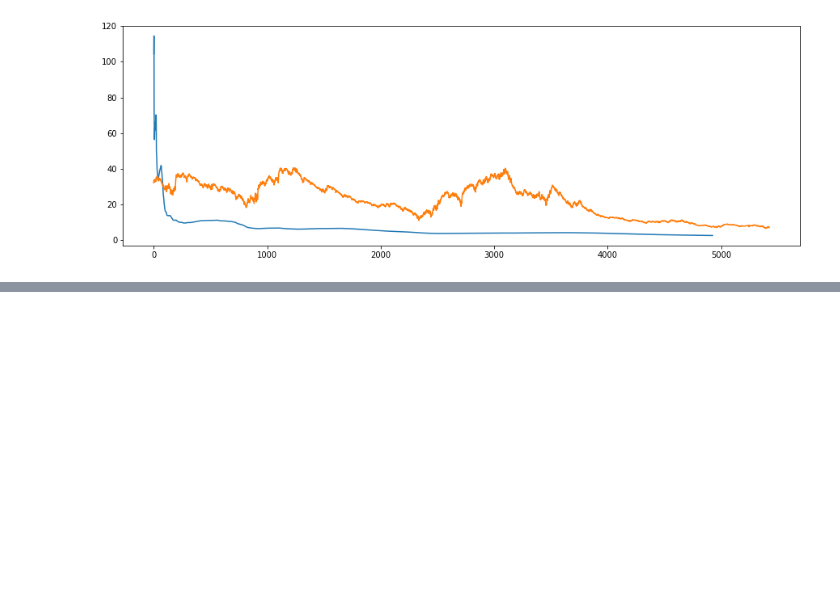
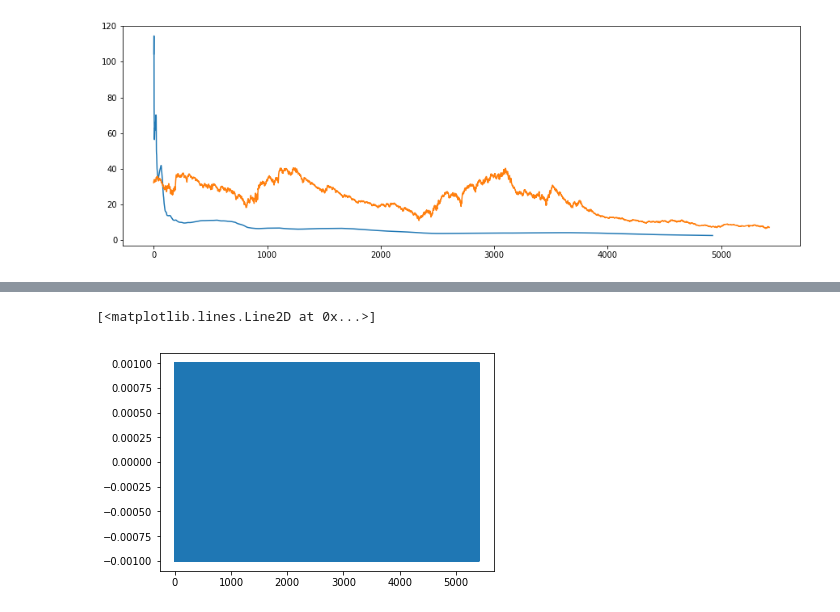
Before and after one commit to FRTP/Algorithms, a Jupyter notebook: src/main.ipynb, the cells around one changed output, grey strips where cells are left out. Cells and saved outputs as stored; diff of their text form; code cells hidden in the pictures; blank space fills up the shorter version.

Commit message:
Add some code to costFunction. Need to fix grad calculation

```diff
--- a/src/main.ipynb
+++ b/src/main.ipynb
@@ -58,0 +70,5 @@ plt.show()
+# %%
+# initial_theta = np.ones((M+2, 1))
+
+tmp = costFunction(X, Xn, np.random.uniform(-1,1,(M+2, 1)))
+tmp
@@ -58,0 +97,5 @@ plt.show()
+# %%
+plt.plot(tmp)
+# %% [output]
+[<matplotlib.lines.Line2D at 0x...>]
+[figure, added]
```
Also changed, not shown: parts of 5 cells of this notebook, 1 other file.
